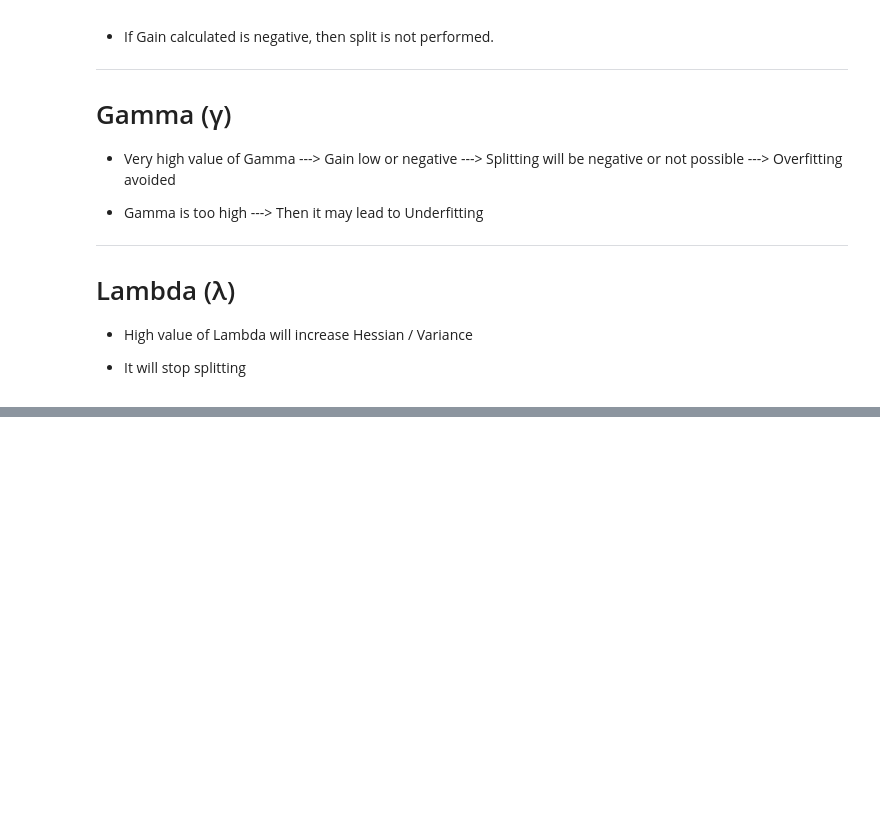
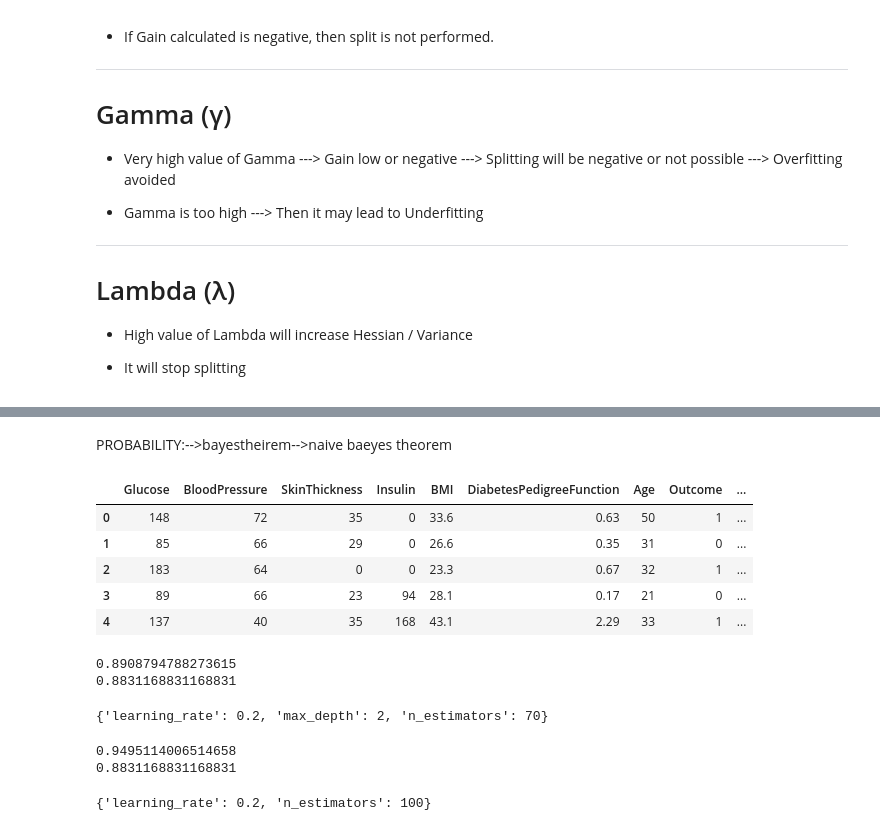
Before and after one commit to chaitanysaraswat/Advanced-Analytics-Using-Statistics, a Jupyter notebook: lecture19_20.ipynb, the cells around one changed output, grey strips where cells are left out. Cells and saved outputs as stored; diff of their text form; code cells hidden in the pictures; blank space fills up the shorter version.

```diff
--- a/lecture19_20.ipynb
+++ b/lecture19_20.ipynb
@@ -290,0 +451,27 @@ Gain = 0.5 × (
+# %% [markdown]
+PROBABILITY:-->bayestheirem-->naive baeyes theorem
+# %%
+df=pd.read_excel('/content/drive/MyDrive/CDAC_stats/CDAC_DataBook.xlsx',sheet_name='diabetes')
+df.head()
+# %% [output]
+|  | Glucose | BloodPressure | SkinThickness | Insulin | BMI | DiabetesPedigreeFunction | Age | Outcome | ... |
+| 0 | 148 | 72 | 35 | 0 | 33.6 | 0.63 | 50 | 1 | ... |
+| 1 | 85 | 66 | 29 | 0 | 26.6 | 0.35 | 31 | 0 | ... |
+| 2 | 183 | 64 | 0 | 0 | 23.3 | 0.67 | 32 | 1 | ... |
+| 3 | 89 | 66 | 23 | 94 | 28.1 | 0.17 | 21 | 0 | ... |
+| 4 | 137 | 40 | 35 | 168 | 43.1 | 2.29 | 33 | 1 | ... |
+# %%
+df = df[['Glucose','BloodPressure','Age','DietType','Outcome']]
+diet_dummy = pd.get_dummies(df.DietType, drop_first=True, prefix='Diet').astype(int)
+df.drop('DietType', axis=1, inplace=True)
+df = pd.concat([df,diet_dummy], axis=1)
+x_train, x_test, y_train, y_test = train_test_split(df.drop('Outcome',axis=1), df.Outcome, random_state=20, test_size=0.2)
+
+from sklearn.tree import DecisionTreeClassifier
+dtc=DecisionTreeClassifier(max_depth=4)
+dtc.fit(x_train,y_train)
+print(dtc.score(x_train, y_train))   # training data accuracy
+print(dtc.score(x_test, y_test))    # test data accuracy
+# %% [output]
+0.8908794788273615
+0.8831168831168831
@@ -290,0 +481,33 @@ Gain = 0.5 × (
+# %%
+my_params = {'learning_rate':[0.001,0.005,0.01,0.05,0.1,0.15,0.2],
+           'n_estimators':[30,50,70,100,150],
+           'max_depth':[2,3,4,5]}
+
+from sklearn.model_selection import GridSearchCV
+grid=GridSearchCV(gbc,param_grid=my_params,cv=5,scoring='accuracy')
+grid.fit(x_train,y_train)
+grid.best_params_
+# %% [output]
+{'learning_rate': 0.2, 'max_depth': 2, 'n_estimators': 70}
+# %%
+gbc = GradientBoostingClassifier(learning_rate=0.1, max_depth=4, n_estimators=50)
+gbc.fit(x_train,y_train)
+print(gbc.score(x_train, y_train))   # training data accuracy
+print(gbc.score(x_test, y_test))    # test data accuracy
+# %% [output]
+0.9495114006514658
+0.8831168831168831
+# %%
+from sklearn.ensemble import AdaBoostClassifier
+abc = AdaBoostClassifier()
+
+my_params = {'learning_rate':[0.001,0.005,0.01,0.05,0.1,0.15,0.2],
+           'n_estimators':[30,50,70,100,150],
+           }
+
+from sklearn.model_selection import GridSearchCV
+grid=GridSearchCV(abc,param_grid=my_params,cv=5,scoring='accuracy')
+grid.fit(x_train,y_train)
+grid.best_params_
+# %% [output]
+{'learning_rate': 0.2, 'n_estimators': 100}
```
Also changed, not shown: parts of 13 cells of this notebook.
